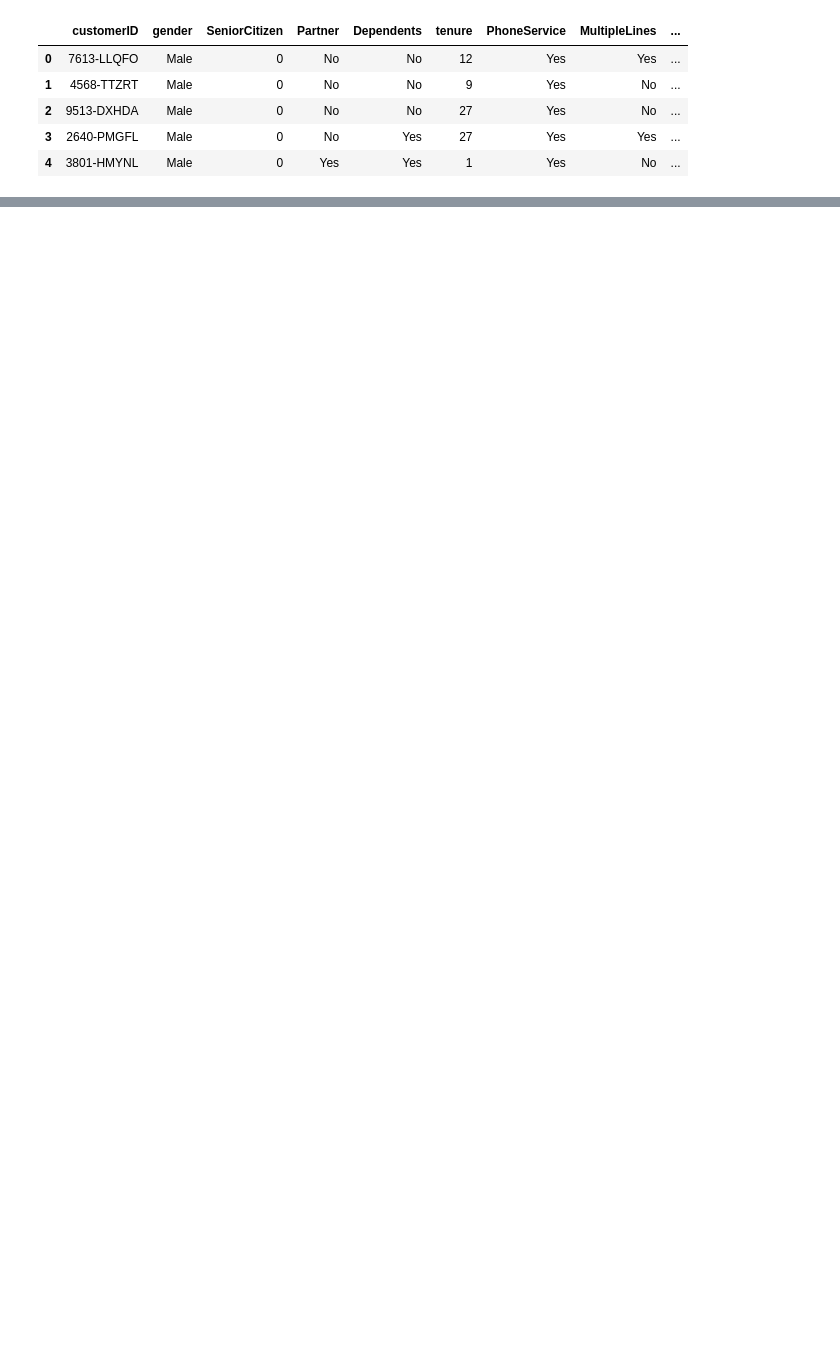
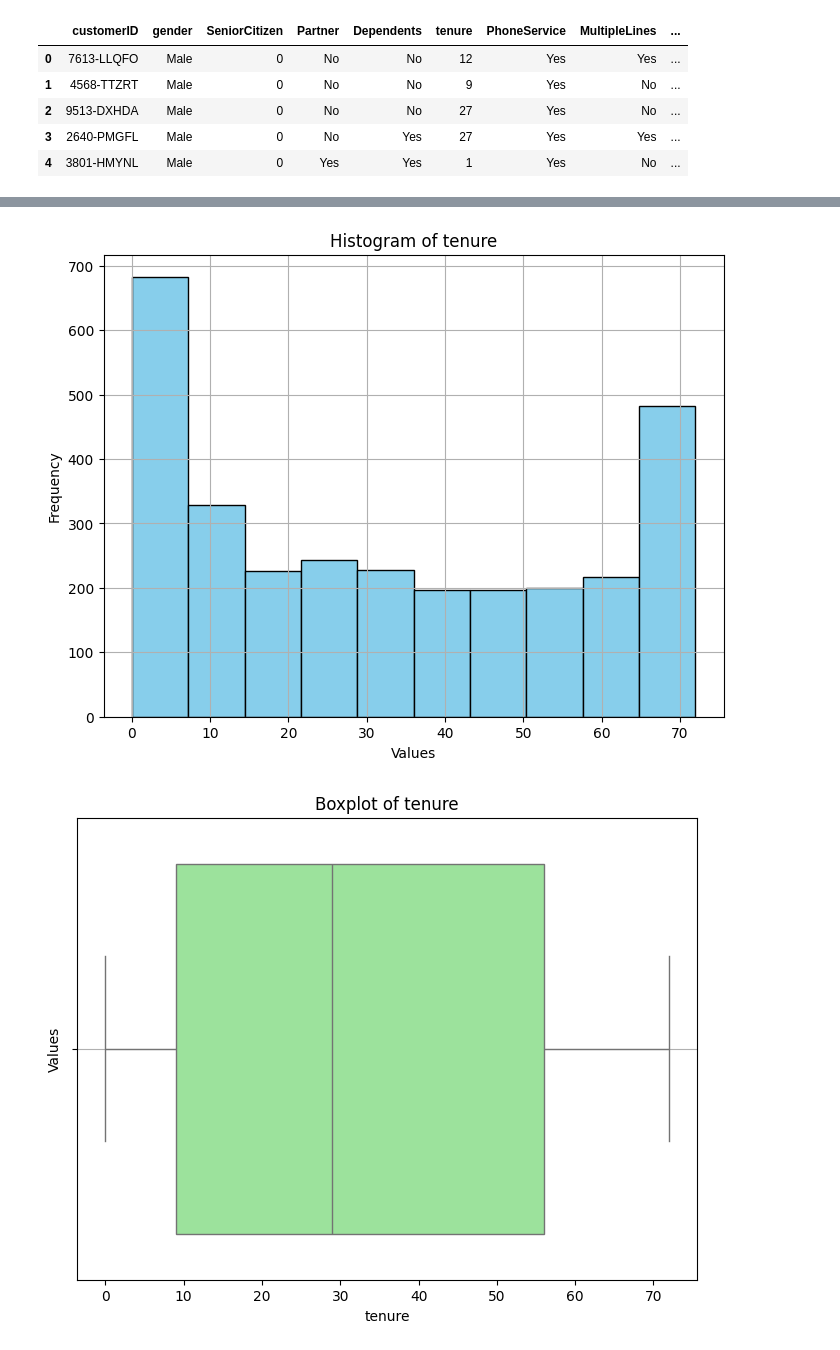
Before and after one commit to Marlon-were/Customer_Churn_Analysis, a Jupyter notebook: churn.ipynb, the cells around one changed output, grey strips where cells are left out. Cells and saved outputs as stored; diff of their text form; code cells hidden in the pictures; blank space fills up the shorter version.

```diff
--- a/churn.ipynb
+++ b/churn.ipynb
@@ -32,13 +28,0 @@ Stat$AndD@t@Rul3
-# %%
-print("Username:", username)
-print("PASSWORD:", password)
-
-#Construct the connection string
-
-connection_string = f"DRIVER={{ODBC Driver 18 for SQL Server}};SERVER={server};DATABASE={database};UID={username};PWD={password};MARS_Connection=yes;MinProtocolVersion=TLSv1.2;"
-
-try:
-    connection = pyodbc.connect(connection_string)
-    print("Connection successfull")
-except Exception as e:
-    print("Error:", e)
@@ -85,0 +111,3 @@ df_test.head()
+# %%
+#drop customID column
+data_set1.drop(columns='customerID', inplace=True)
@@ -85,0 +159,20 @@ df_test.head()
+# %%
+# Create a histogram for tenure
+plt.figure(figsize=(8, 6))
+plt.hist(data_set1['tenure'], bins=10, color='skyblue', edgecolor='black')
+plt.title('Histogram of tenure')
+plt.xlabel('Values')
+plt.ylabel('Frequency')
+plt.grid(True)
+plt.show()
+
+# Create a boxplot for tenure
+plt.figure(figsize=(8, 6))
+sns.boxplot(x=data_set1['tenure'], color='lightgreen', orient='v')
+plt.title('Boxplot of tenure')
+plt.ylabel('Values')
+plt.grid(True, axis='y')
+plt.show()
+# %% [output]
+[figure, added]
+[figure, added]
```
Also changed, not shown: parts of 33 cells of this notebook.
